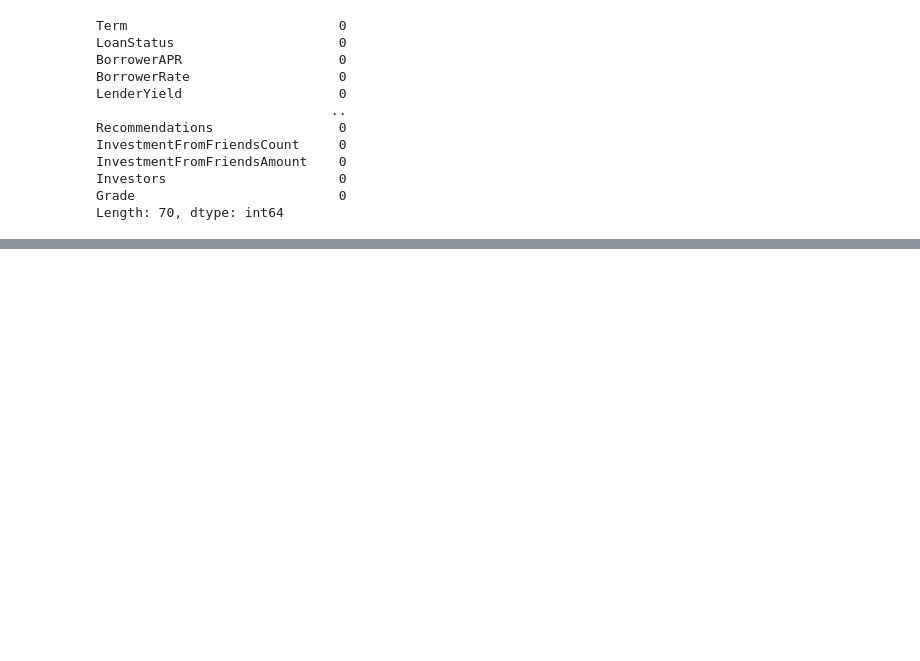
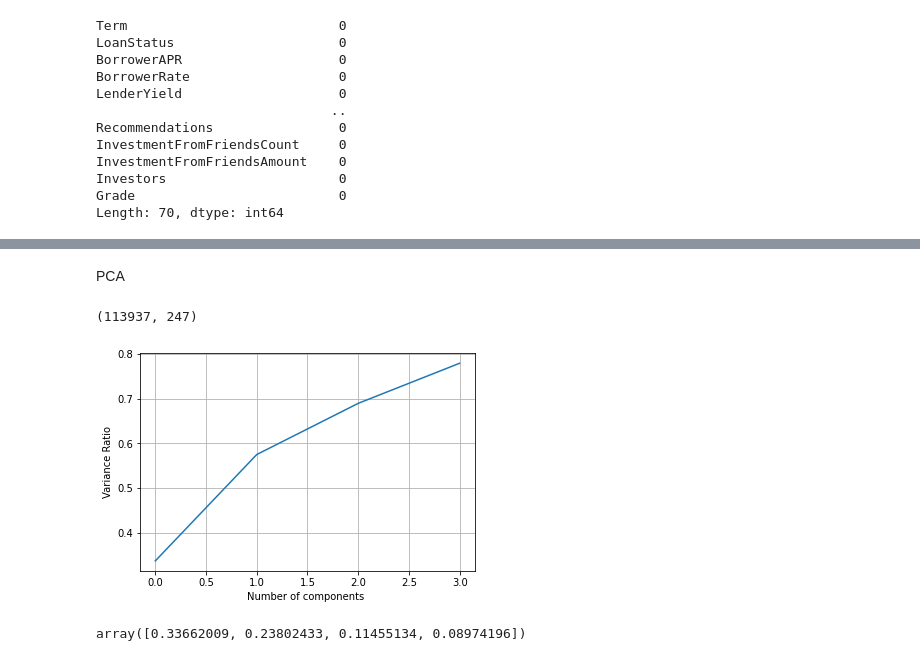
Before and after one commit to MAboElFottouh/Predictive-Modelling-Using-Social-Profile-in-Online-P2P-Lending-Market-Project-TCS56EA, a Jupyter notebook: task1.ipynb, the cells around one changed output, grey strips where cells are left out. Cells and saved outputs as stored; diff of their text form; code cells hidden in the pictures; blank space fills up the shorter version.

```diff
--- a/task1.ipynb
+++ b/task1.ipynb
@@ -411,0 +661,32 @@ Length: 70, dtype: int64
+# %% [markdown]
+PCA
+# %%
+X=data_copy.values
+X.shape
+# %% [output]
+(113937, 247)
+# %%
+from sklearn.preprocessing import Normalizer
+nor=Normalizer()
+X=nor.fit_transform(X)
+# %%
+from sklearn.decomposition import PCA
+pca=PCA(n_components=4)
+pca_components=pca.fit_transform(X)
+# %%
+variance_eplained=pca.explained_variance_ratio_
+comulative_variance=np.cumsum(variance_eplained)
+# %%
+plt.figure(figsize=(6,4))
+plt.clf()
+plt.plot(comulative_variance)
+plt.xlabel('Number of components ')
+plt.ylabel("Variance Ratio")
+plt.grid()
+plt.show()
+# %% [output]
+[figure, added]
+# %%
+pca.explained_variance_ratio_
+# %% [output]
+array([0.33662009, 0.23802433, 0.11455134, 0.08974196])
```
Also changed, not shown: parts of 50 cells of this notebook.
